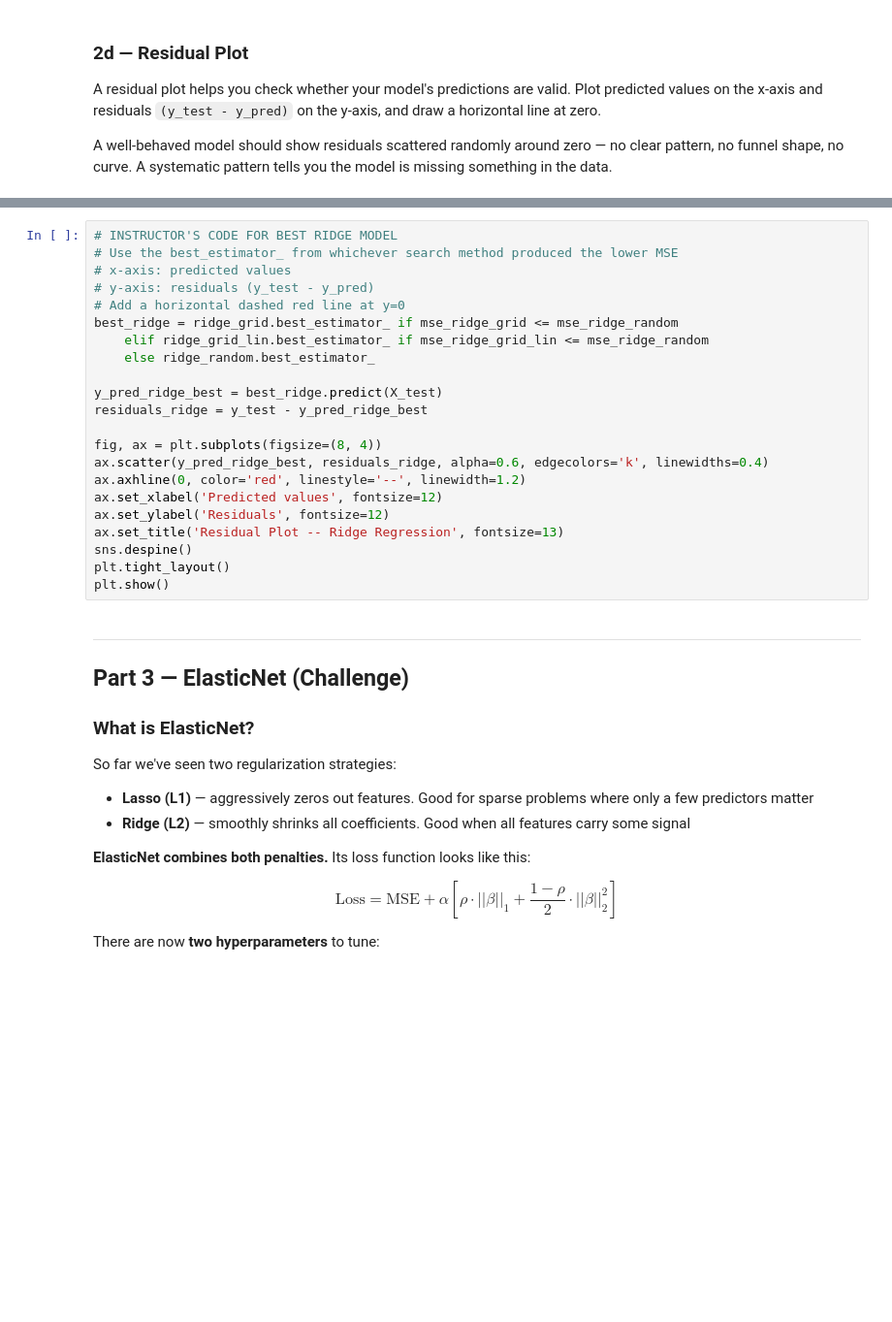
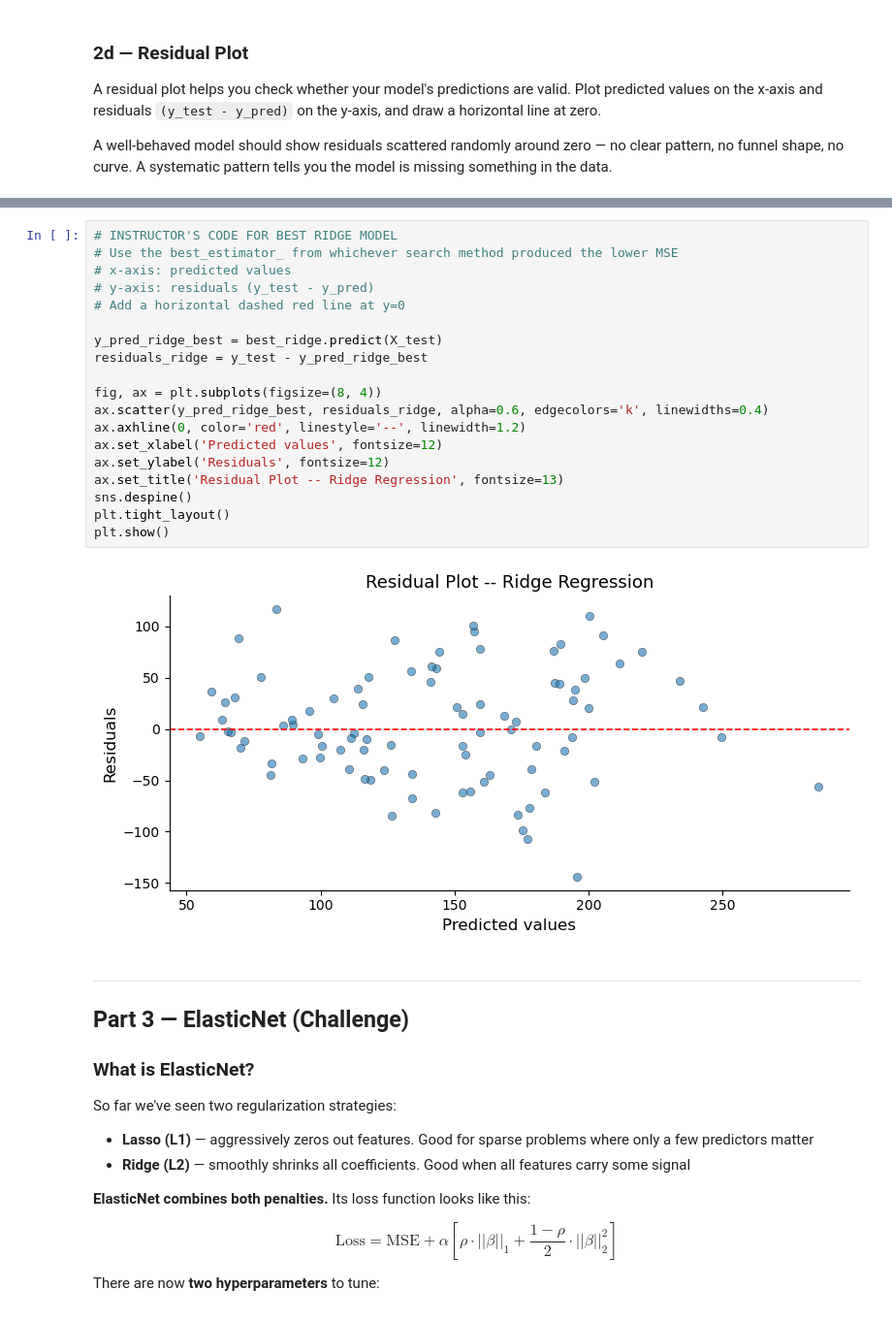
Before and after one commit to winni-datadiva/TKH-26-labs, a Jupyter notebook: Phase_2/python_workbooks/hyperparameters_Winni.ipynb, the cells around one changed output, grey strips where cells are left out. Shown at 97% size. Cells and saved outputs as stored; diff of their text form; blank space fills up the shorter version.

```diff
--- a/Phase_2/python_workbooks/hyperparameters_Winni.ipynb
+++ b/Phase_2/python_workbooks/hyperparameters_Winni.ipynb
@@ -641,25 +648,24 @@ SyntaxError: expected 'else' after 'if' expression (2789610023.py, line 6)
 # %%
 # INSTRUCTOR'S CODE FOR BEST RIDGE MODEL
 # Use the best_estimator_ from whichever search method produced the lower MSE
 # x-axis: predicted values
 # y-axis: residuals (y_test - y_pred)
 # Add a horizontal dashed red line at y=0
-best_ridge = ridge_grid.best_estimator_ if mse_ridge_grid <= mse_ridge_random
-    elif ridge_grid_lin.best_estimator_ if mse_ridge_grid_lin <= mse_ridge_random
-    else ridge_random.best_estimator_
 
 y_pred_ridge_best = best_ridge.predict(X_test)
 residuals_ridge = y_test - y_pred_ridge_best
 
 fig, ax = plt.subplots(figsize=(8, 4))
 ax.scatter(y_pred_ridge_best, residuals_ridge, alpha=0.6, edgecolors='k', linewidths=0.4)
 ax.axhline(0, color='red', linestyle='--', linewidth=1.2)
 ax.set_xlabel('Predicted values', fontsize=12)
 ax.set_ylabel('Residuals', fontsize=12)
 ax.set_title('Residual Plot -- Ridge Regression', fontsize=13)
 sns.despine()
 plt.tight_layout()
 plt.show()
+# %% [output]
+[figure, added]
 # %% [markdown]
 ---
 ## Part 3 — ElasticNet (Challenge)
```
Also changed, not shown: parts of 7 cells of this notebook.
